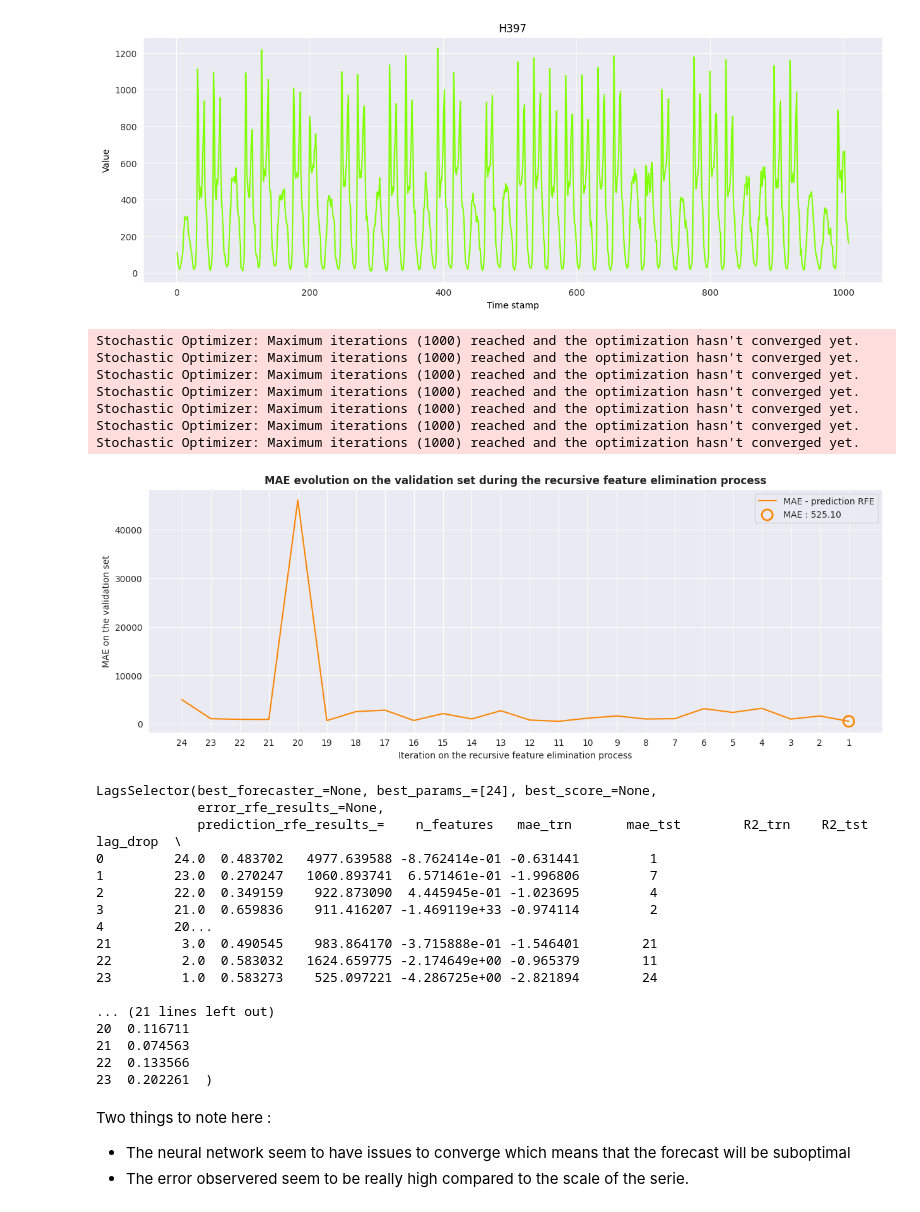
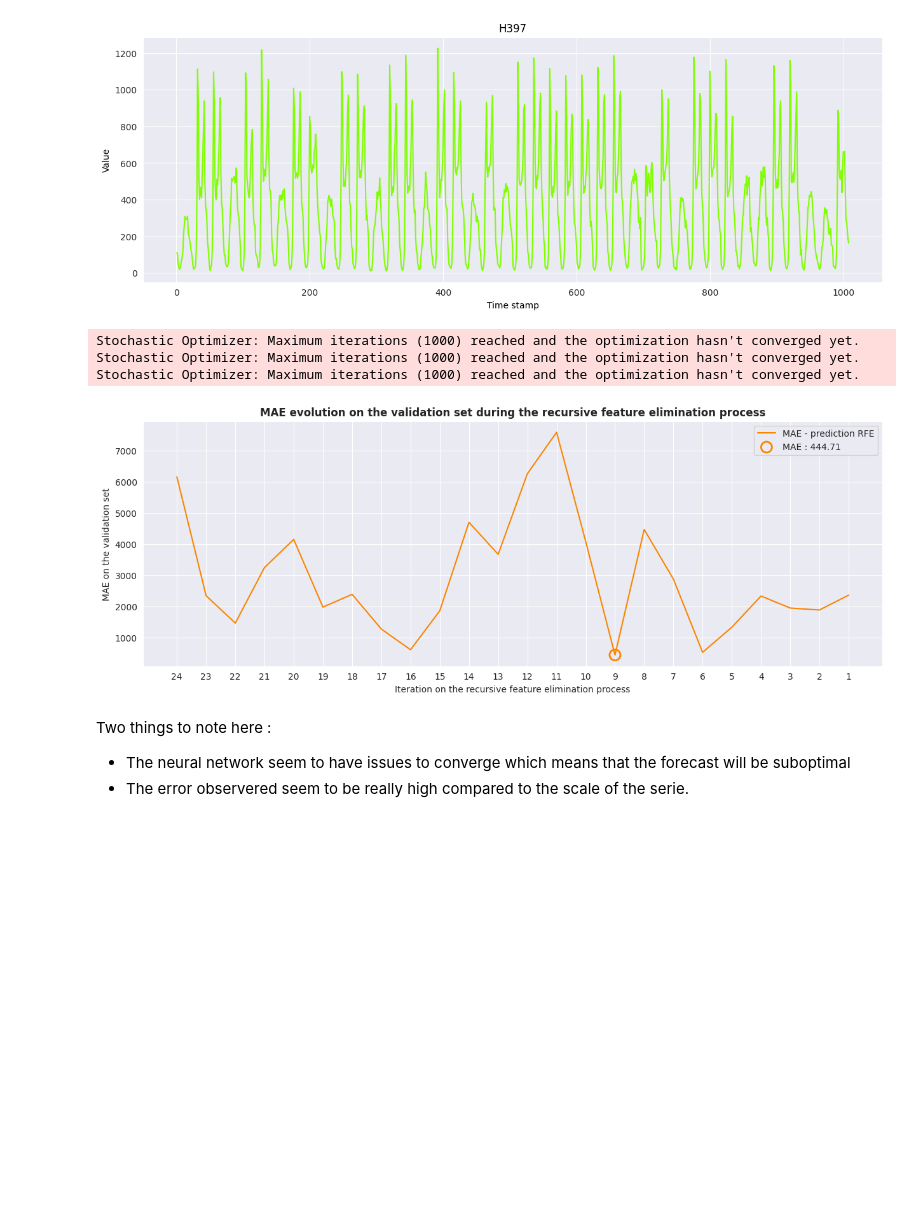
Before and after one commit to CopainMalin/lags_selector, a Jupyter notebook: lags_selection_poc.ipynb, the cells around one changed output. Drawn from its saved outputs; the diff is of its cells as text; code cells hidden in the pictures; blank space fills up the shorter version.

```diff
--- a/lags_selection_poc.ipynb
+++ b/lags_selection_poc.ipynb
@@ -156,33 +141,12 @@ selector = LagsSelector(MLPRegressor(hidden_layer_sizes=[2**i for i in range(4,
                         lags = [i for i in range(1, 25)],
                         target_transforms=[Differences([1, 24]), LocalStandardScaler()])
 # %%
-selector.fit(X = serie, explainer = "PermutationExplainer", method = "prediction")
+selector = selector.fit(X = serie, explainer = "PermutationExplainer", method = "prediction")
 # %% [output]
 Stochastic Optimizer: Maximum iterations (1000) reached and the optimization hasn't converged yet.
 Stochastic Optimizer: Maximum iterations (1000) reached and the optimization hasn't converged yet.
 Stochastic Optimizer: Maximum iterations (1000) reached and the optimization hasn't converged yet.
-Stochastic Optimizer: Maximum iterations (1000) reached and the optimization hasn't converged yet.
-Stochastic Optimizer: Maximum iterations (1000) reached and the optimization hasn't converged yet.
-Stochastic Optimizer: Maximum iterations (1000) reached and the optimization hasn't converged yet.
-Stochastic Optimizer: Maximum iterations (1000) reached and the optimization hasn't converged yet.
-[figure, old version]
+[figure, new version]
-LagsSelector(best_forecaster_=None, best_params_=[24], best_score_=None,
-             error_rfe_results_=None,
-             prediction_rfe_results_=    n_features   mae_trn       mae_tst        R2_trn    R2_tst  lag_drop  \
-0         24.0  0.483702   4977.639588 -8.762414e-01 -0.631441         1
-1         23.0  0.270247   1060.893741  6.571461e-01 -1.996806         7
-2         22.0  0.349159    922.873090  4.445945e-01 -1.023695         4
-3         21.0  0.659836    911.416207 -1.469119e+33 -0.974114         2
-4         20...
-21         3.0  0.490545    983.864170 -3.715888e-01 -1.546401        21
-22         2.0  0.583032   1624.659775 -2.174649e+00 -0.965379        11
-23         1.0  0.583273    525.097221 -4.286725e+00 -2.821894        24
-
-... (21 lines left out)
-20  0.116711
-21  0.074563
-22  0.133566
-23  0.202261  )
 # %% [markdown]
 Two things to note here : <br>
 - The neural network seem to have issues to converge which means that the forecast will be suboptimal
```
Also changed, not shown: parts of 8 cells of this notebook, 5 other files.
